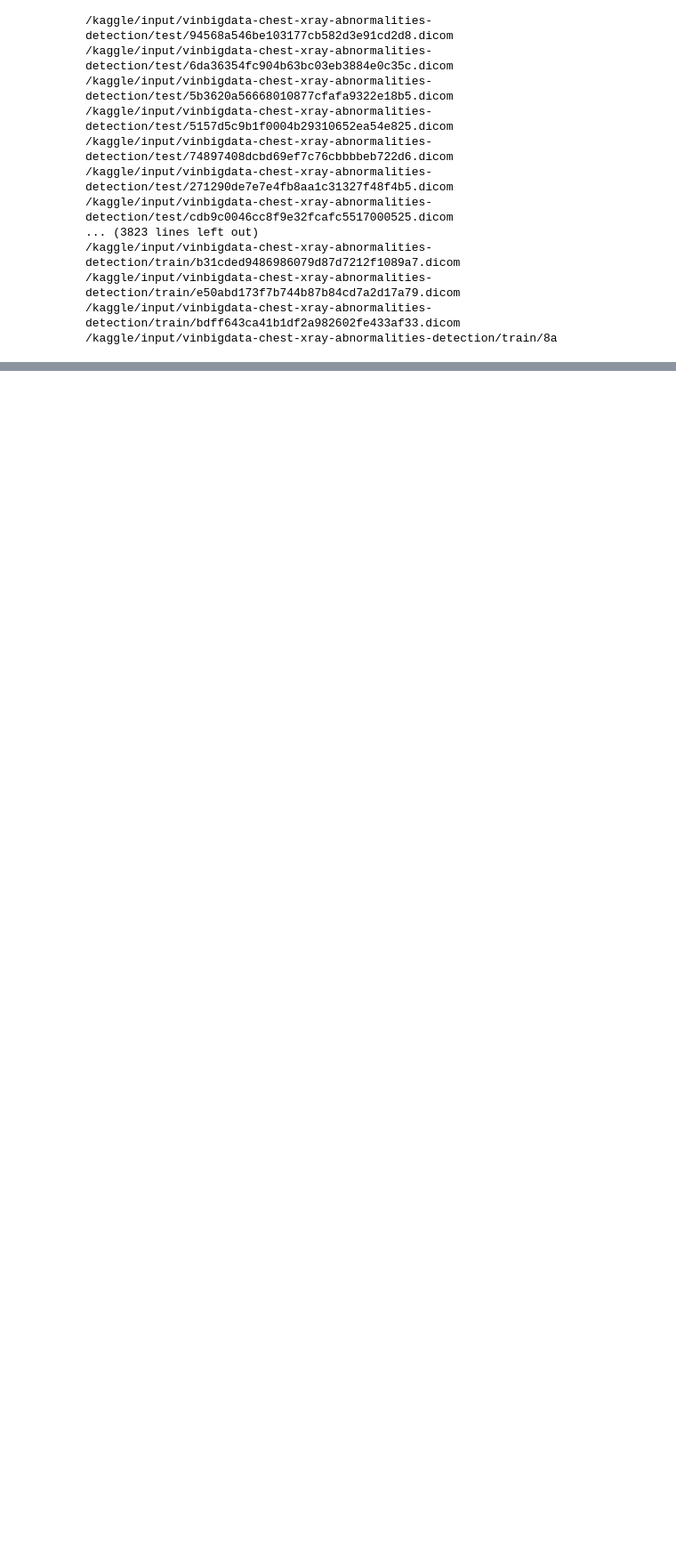
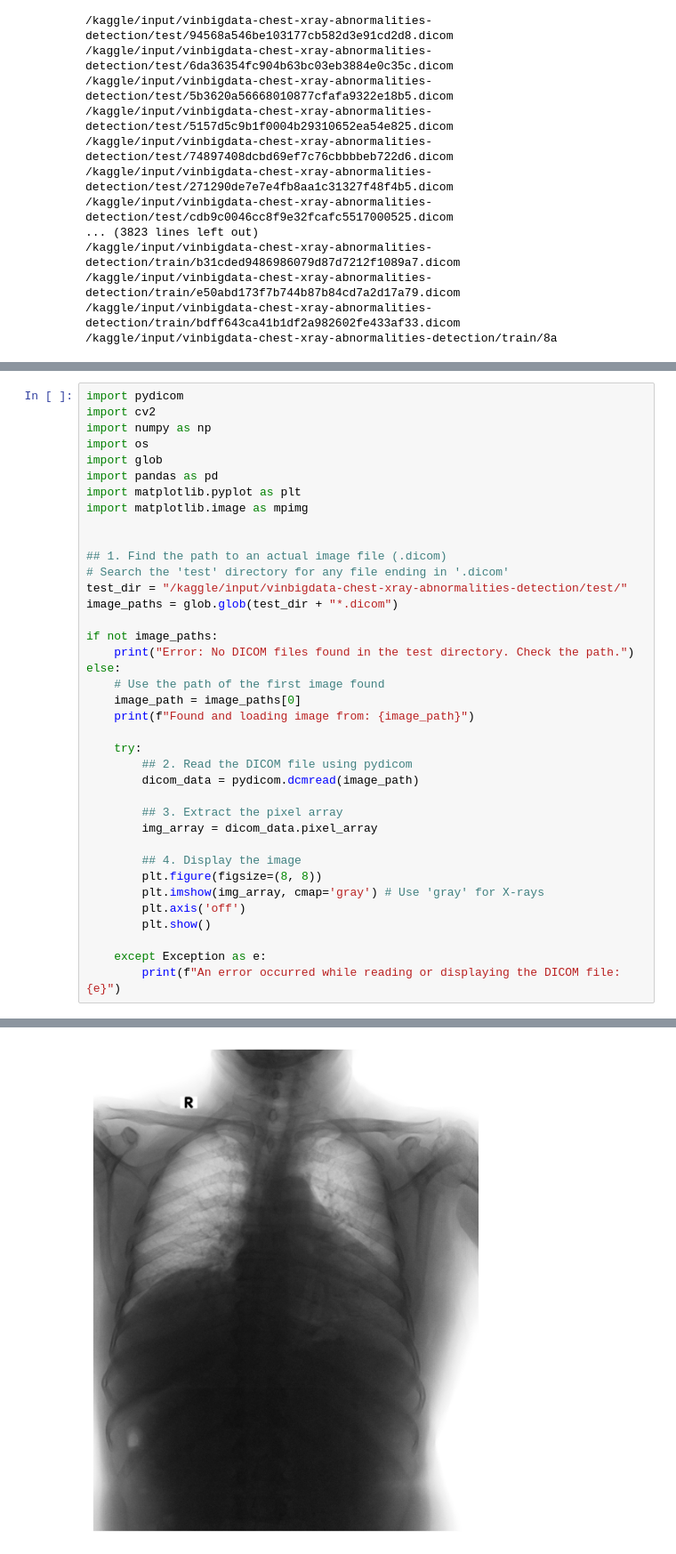
Before and after one commit to harikumar123-hari/AI-CliniScan, a Jupyter notebook: vingib-chest-x-ray-abnormalities-detection.ipynb, the cells around one changed output, grey strips where cells are left out. Shown at 89% size. Cells and saved outputs as stored; diff of their text form; blank space fills up the shorter version.

Commit message:
Kaggle Notebook | vingib chest x-ray abnormalities detection | Version 2

```diff
--- a/vingib-chest-x-ray-abnormalities-detection.ipynb
+++ b/vingib-chest-x-ray-abnormalities-detection.ipynb
@@ -42,0 +37,39 @@ import glob
+# %%
+import pydicom
+import cv2
+import numpy as np
+import os
+import glob
+import pandas as pd
+import matplotlib.pyplot as plt
+import matplotlib.image as mpimg
+
+
+## 1. Find the path to an actual image file (.dicom)
+# Search the 'test' directory for any file ending in '.dicom'
+test_dir = "/kaggle/input/vinbigdata-chest-xray-abnormalities-detection/test/"
+image_paths = glob.glob(test_dir + "*.dicom")
+
+if not image_paths:
+    print("Error: No DICOM files found in the test directory. Check the path.")
+else:
+    # Use the path of the first image found
+    image_path = image_paths[0]
+    print(f"Found and loading image from: {image_path}")
+
+    try:
+        ## 2. Read the DICOM file using pydicom
+        dicom_data = pydicom.dcmread(image_path)
+
+        ## 3. Extract the pixel array
+        img_array = dicom_data.pixel_array
+
+        ## 4. Display the image
+        plt.figure(figsize=(8, 8))
+        plt.imshow(img_array, cmap='gray') # Use 'gray' for X-rays
+        plt.axis('off')
+        plt.show()
+
+    except Exception as e:
+        print(f"An error occurred while reading or displaying the DICOM file: {e}")
+# %% [output]
@@ -43 +77,2 @@ import glob
+[figure, added]
 # %%
```
Also changed, not shown: parts of 7 cells of this notebook.
